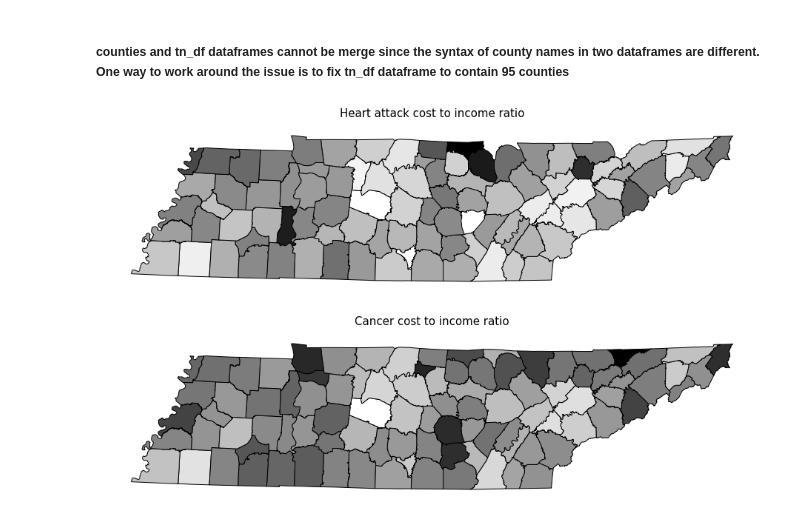
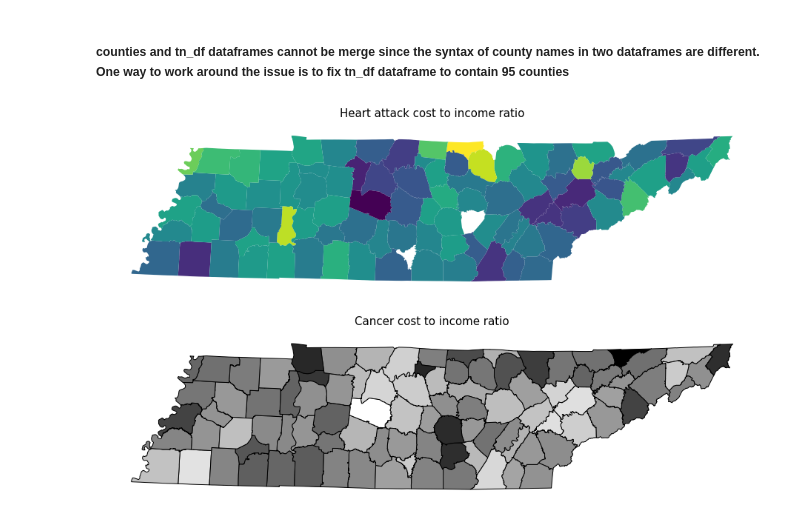
Before and after one commit to trinhlt2/data-science-essentials-3, a Jupyter notebook: notebooks/tn_med_helper_exploratory.ipynb, the cells around one changed output. Cells and saved outputs as stored; diff of their text form; code cells hidden in the pictures.

```diff
--- a/notebooks/tn_med_helper_exploratory.ipynb
+++ b/notebooks/tn_med_helper_exploratory.ipynb
@@ -466,14 +466,13 @@ counties_sort_merge = pd.merge(left=counties_sort, right=tn_df_outer, left_index
 # %%
 #Plot
 fig, ax = plt.subplots(figsize=(16,4))
 counties_sort_merge.plot(column = 'ha_cost_income_ratio',
-              ax = ax,
-              cmap = 'Greys',
-              edgecolor = 'black')
+              ax = ax)
 ax.axis('off')
-plt.title ('Heart attack cost to income ratio', fontdict={'fontsize':15}, pad=15);
+plt.title ('Heart attack cost to income ratio', fontdict={'fontsize':15}, pad=15)
+plt.legend();
 # %% [output]
-[figure, old version]
+[figure, new version]
 # %%
 fig, ax = plt.subplots(figsize=(16,4))
 counties_sort_merge.plot(column = 'cancer_cost_income_ratio',
```
Also changed, not shown: parts of 13 cells of this notebook, 5 other files.
